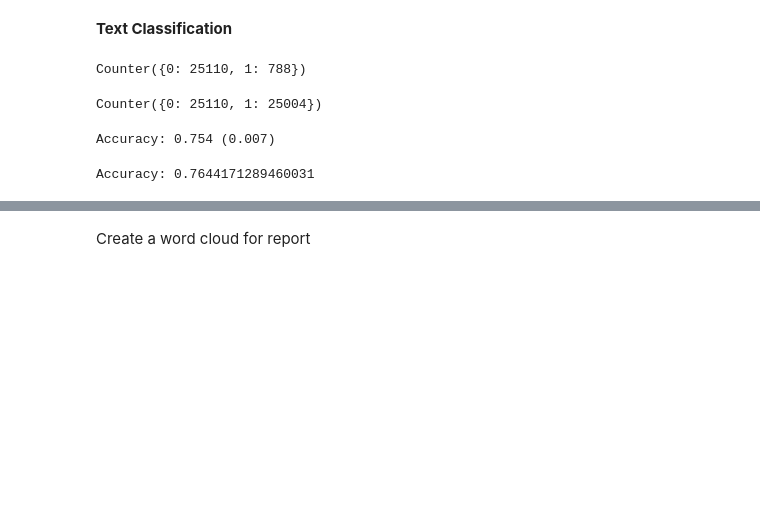
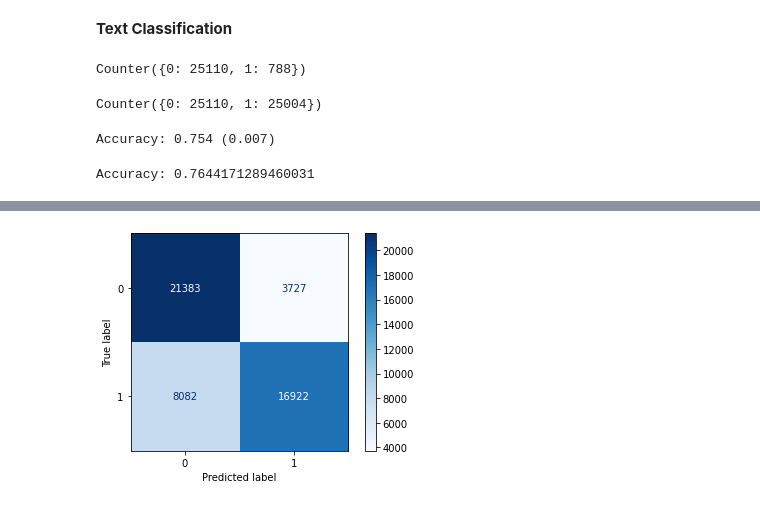
Before and after one commit to parthjindl/Public-Opinion-Analysis, a Jupyter notebook: politics.ipynb, the cells around one changed output, grey strips where cells are left out. Saved outputs shown, nothing was run; the diff lists cells and outputs as text; code cells hidden in the pictures; blank space fills up the shorter version.

```diff
--- a/politics.ipynb
+++ b/politics.ipynb
@@ -1150,11 +1150,6 @@ from numpy import mean, std
 print('Accuracy: %.3f (%.3f)' % (mean(scores), std(scores)))
 # %% [output]
 Accuracy: 0.754 (0.007)
-# %%
-X_train, X_test, y_train, y_test = train_test_split(X,y,test_size=0.3,random_state=11,stratify=y)
-forest = RandomForestClassifier(oob_score = True, n_jobs = -1)
-forest.fit(X,y)
-y_train_pred=forest.predict(X)
 # %%
 print("Accuracy:",metrics.accuracy_score(y, y_train_pred))
 # %% [output]
@@ -1167,10 +1174,8 @@ print(classification_report(y, y_pred, target_names=target_names))
 # %%
 import matplotlib.pyplot as plt
 from sklearn.metrics import plot_confusion_matrix
-confusion_matrix(y,y_train_pred)
 plot_confusion_matrix(forest, X, y, display_labels = ['0','1'], cmap=plt.cm.Blues, values_format = "d")
-plt.title("Confusion Matrix")
-plt.show()
-plt.savefig('C:\Users\cherr\Downloads\pic.png')
+plt.plot(cmap=plt.cm.Blues)
+plt.savefig('fig.eps')
+# %% [output]
+[figure, added]
-# %% [markdown]
-Create a word cloud for report
```
Also changed, not shown: parts of 3 cells of this notebook.
